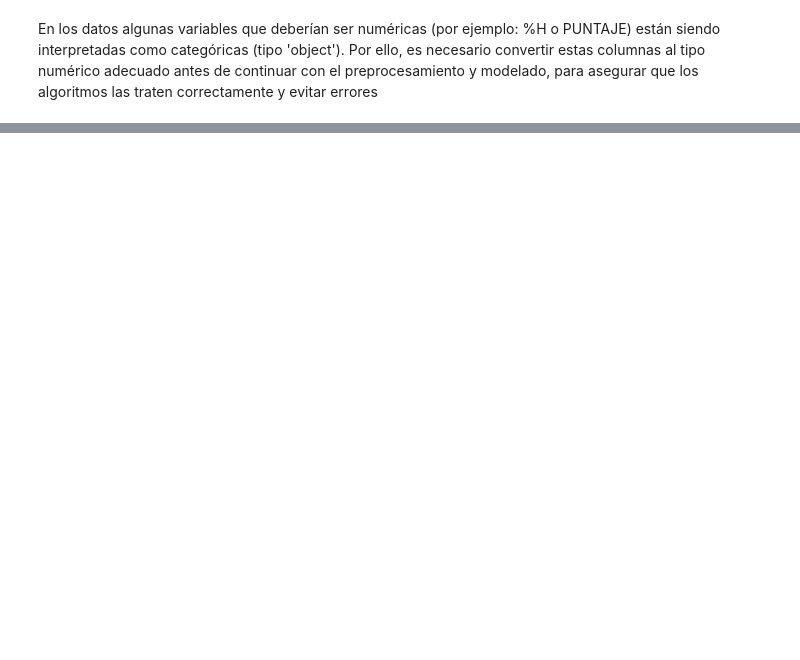
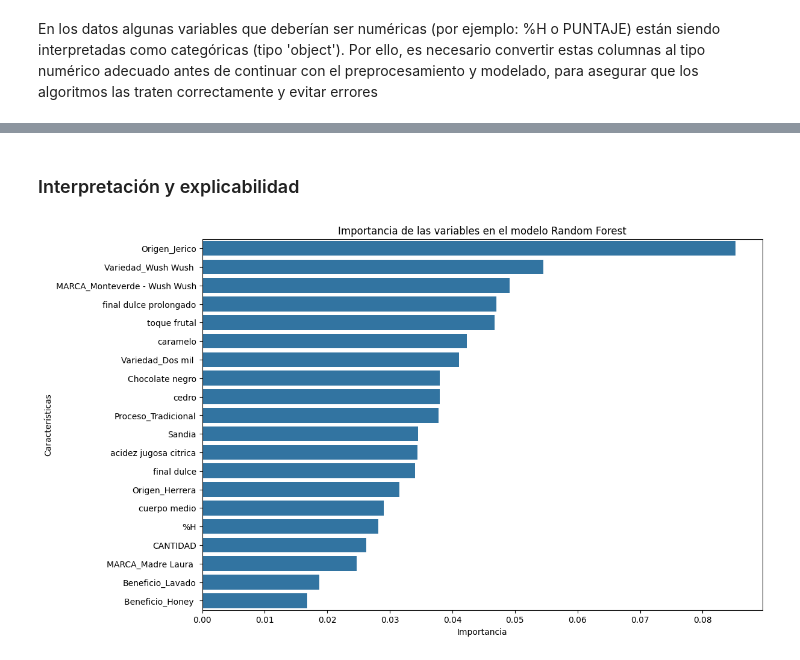
Before and after one commit to RicardoLoperaV/coffee-quality-regression, a Jupyter notebook: Coffee_Cup_Score.ipynb, the cells around one changed output, grey strips where cells are left out. Cells and saved outputs as stored; diff of their text form; code cells hidden in the pictures; blank space fills up the shorter version.

```diff
--- a/Coffee_Cup_Score.ipynb
+++ b/Coffee_Cup_Score.ipynb
@@ -574,0 +691,5 @@ TypeError: Encoders require their input argument must be uniformly strings or nu
+# %%
+# Ahora que tenemos nuestro dataframe completo con las variables independientes (X_full) y la variable dependiente (Y),
+# procedemos a dividir los datos en conjuntos de entrenamiento y prueba (Validation).
+
+df_train, df_test, y_train, y_test = train_test_split(X_full, Y, test_size=0.2, random_state=42)
@@ -574,0 +707,21 @@ TypeError: Encoders require their input argument must be uniformly strings or nu
+# %%
+model1 = RandomForestRegressor(
+    n_estimators=200,         # Más árboles suele mejorar la estabilidad
+    max_depth=10,             # Limita la profundidad para evitar sobreajuste
+    min_samples_split=4,      # Mínimo de muestras para dividir un nodo
+    min_samples_leaf=2,       # Mínimo de muestras en una hoja
+    max_features='sqrt',      # Número de variables consideradas en cada split
+    random_state=42,
+    n_jobs=-1                 # Usa todos los núcleos disponibles
+)
+model1.fit(df_train, y_train)
+
+# Evaluamos el modelo en el conjunto de prueba
+y_pred = model1.predict(df_test)
+# Calculamos el error cuadrático medio (MSE) y el coeficiente de determinación (R^2)
+
+mse = mean_squared_error(y_test, y_pred)
+r2 = r2_score(y_test, y_pred)
+
+print(f"Error cuadrático medio (MSE): {mse}")
+print(f"Coeficiente de determinación (R^2): {r2}")
@@ -574,0 +750,20 @@ TypeError: Encoders require their input argument must be uniformly strings or nu
+# %% [markdown]
+### Interpretación y explicabilidad
+# %%
+# Primero usamos Feature Importances para ver qué variables son más importantes en el modelo
+importances = model1.feature_importances_
+# Creamos un DataFrame para visualizar las importancias
+importance_df = pd.DataFrame({
+    'Feature': X_full.columns,
+    'Importance': importances
+}).sort_values(by='Importance', ascending=False)
+
+# Visualizamos las importancias de las variables
+plt.figure(figsize=(12, 8))
+sns.barplot(x='Importance', y='Feature', data=importance_df.head(20))
+plt.title('Importancia de las variables en el modelo Random Forest')
+plt.xlabel('Importancia')
+plt.ylabel('Características')
+plt.show()
+# %% [output]
+[figure, added]
```
Also changed, not shown: parts of 27 cells of this notebook.
